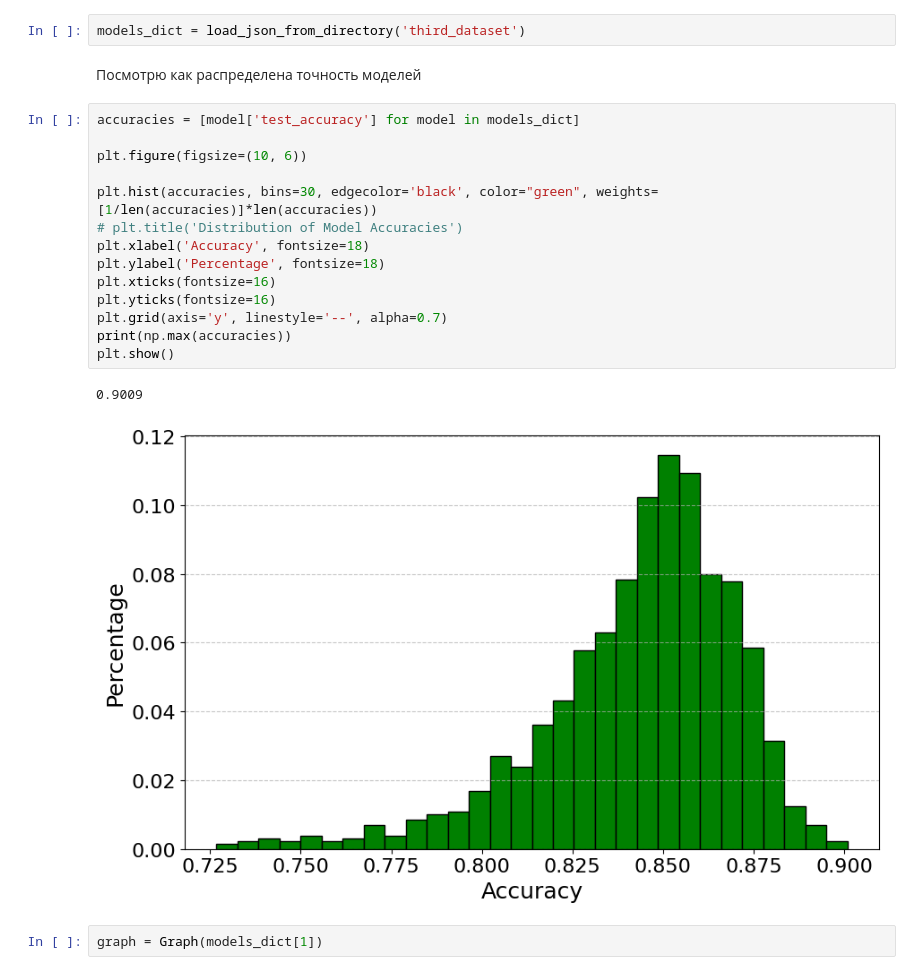
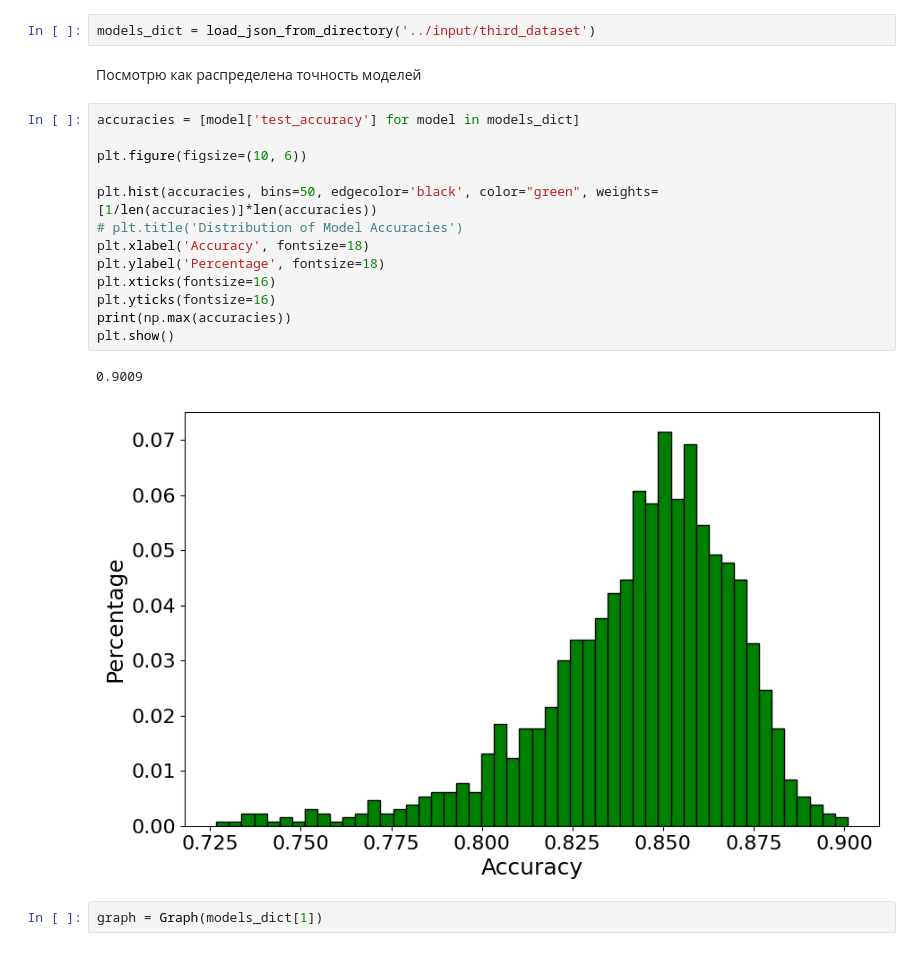
Before and after one commit to intsystems/predicator-function-for-neural-networks, a Jupyter notebook: code/gcn-training.ipynb, the cells around one changed output. Saved outputs shown, nothing was run; the diff lists cells and outputs as text.

```diff
--- a/code/gcn-training.ipynb
+++ b/code/gcn-training.ipynb
@@ -106,26 +106,25 @@ def load_json_from_directory(directory_path):
                         print(f"Error decoding JSON from file {file_path}: {e}")
     return json_data
 # %%
-models_dict = load_json_from_directory('third_dataset')
+models_dict = load_json_from_directory('../input/third_dataset')
 # %% [markdown]
 Посмотрю как распределена точность моделей
 # %%
 accuracies = [model['test_accuracy'] for model in models_dict]
 
 plt.figure(figsize=(10, 6))
 
-plt.hist(accuracies, bins=30, edgecolor='black', color="green", weights=[1/len(accuracies)]*len(accuracies))
+plt.hist(accuracies, bins=50, edgecolor='black', color="green", weights=[1/len(accuracies)]*len(accuracies))
 # plt.title('Distribution of Model Accuracies')
 plt.xlabel('Accuracy', fontsize=18)
 plt.ylabel('Percentage', fontsize=18)
 plt.xticks(fontsize=16)
 plt.yticks(fontsize=16)
-plt.grid(axis='y', linestyle='--', alpha=0.7)
 print(np.max(accuracies))
 plt.show()
 # %% [output]
 0.9009
-[figure, old version]
+[figure, new version]
 # %%
 graph = Graph(models_dict[1])
 # %% [markdown]
```
Also changed, not shown: parts of 12 cells of this notebook, 9 other files.
